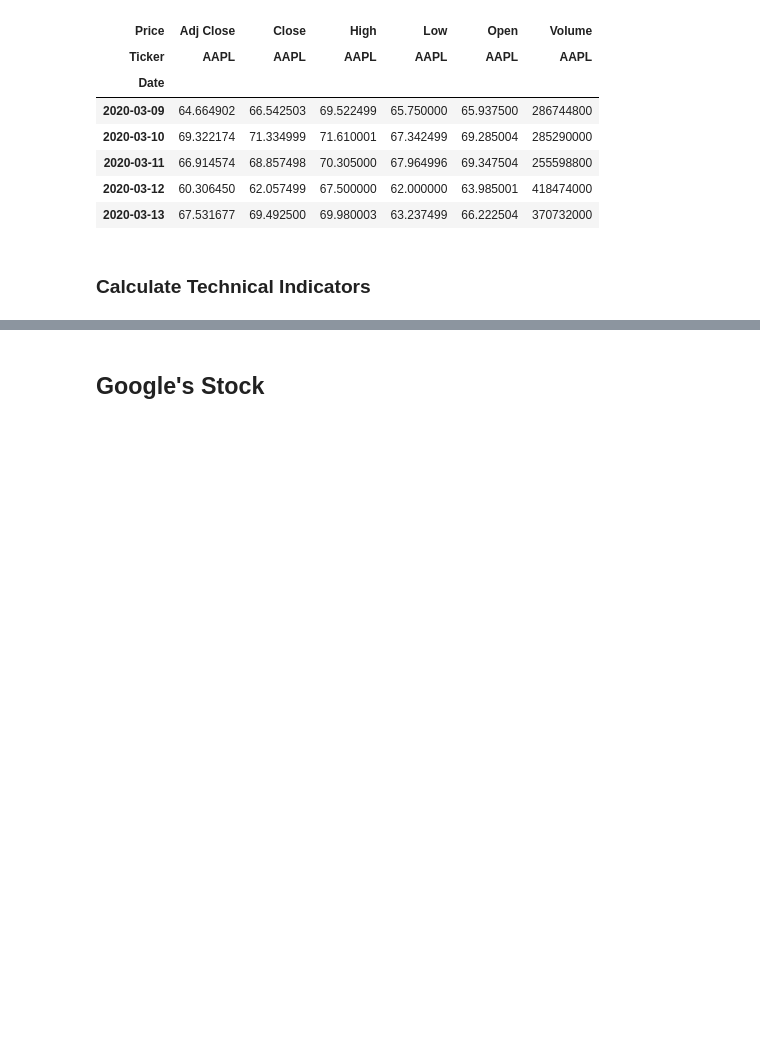
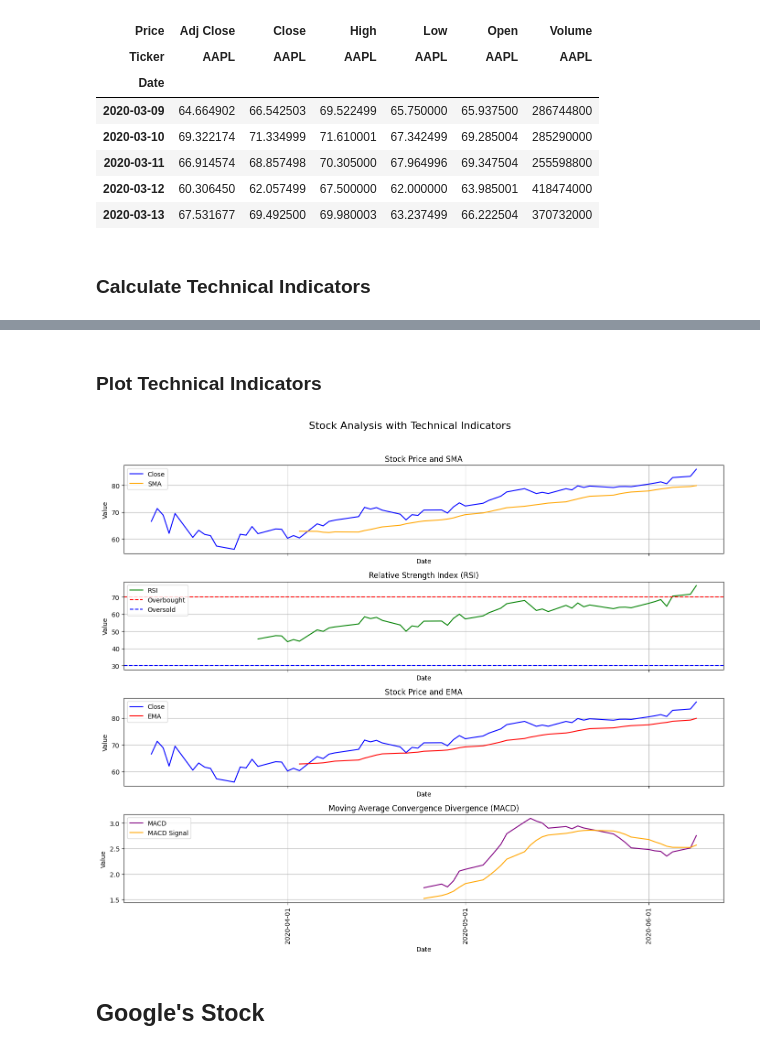
Before and after one commit to NigusK/Stock-Market-News-Sentiment, a Jupyter notebook: notebook/stock_analysis.ipynb, the cells around one changed output, grey strips where cells are left out. Saved outputs shown, nothing was run; the diff lists cells and outputs as text; code cells hidden in the pictures; blank space fills up the shorter version.

```diff
--- a/notebook/stock_analysis.ipynb
+++ b/notebook/stock_analysis.ipynb
@@ -58,6 +58,13 @@ apple_stock_data_indicators.tail()
 | 2020-06-05 | 80.754555 | 82.875000 | 82.937500 | 80.807503 | 80.837502 | 137250400 | 79.246001 | 70.565405 | 78.789890 | 2.433545 | ... |
 | 2020-06-08 | 81.232018 | 83.364998 | 83.400002 | 81.830002 | 82.562500 | 95654400 | 79.537626 | 71.661291 | 79.225614 | 2.510281 | ... |
 | 2020-06-09 | 83.797157 | 85.997498 | 86.402496 | 83.002502 | 83.035004 | 147712400 | 79.899875 | 76.683830 | 79.870556 | 2.751795 | ... |
+# %% [markdown]
+### Plot Technical Indicators
+# %%
+# Plot stock data
+analyzer.plot_technical_indicators(apple_stock_data)
+# %% [output]
+[figure, added]
 # %% [markdown]
 ## Google's Stock
 # %%
```
Also changed, not shown: parts of 12 cells of this notebook.
